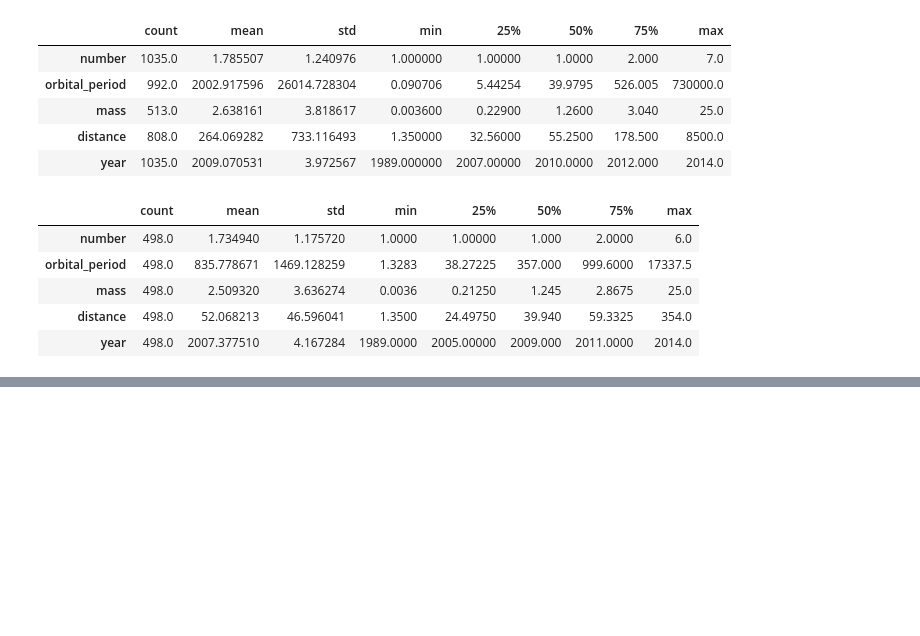
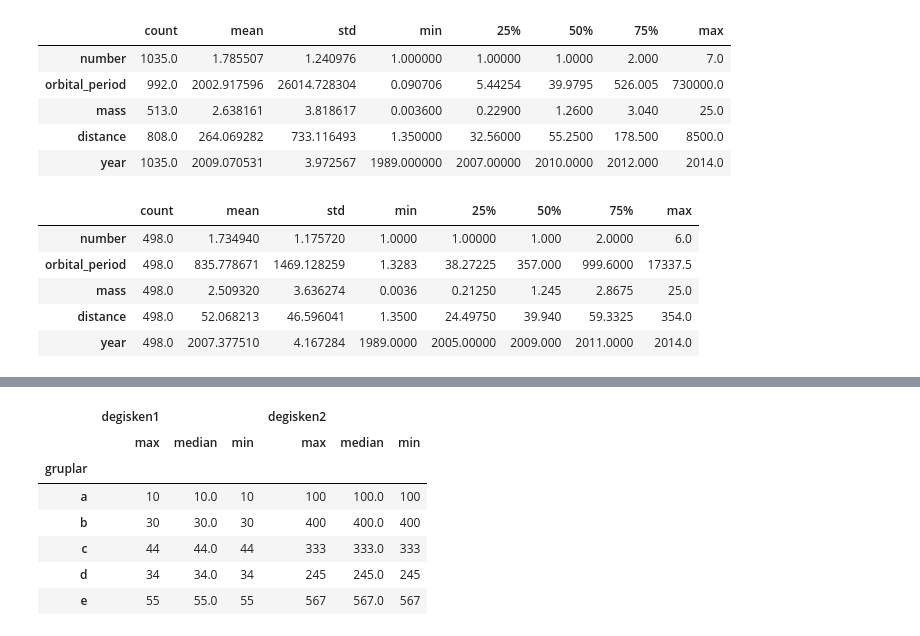
Before and after one commit to ufuksh/ufuksh, a Jupyter notebook: Data Science/Pandas.ipynb, the cells around one changed output, grey strips where cells are left out. Drawn from its saved outputs; the diff is of its cells as text; code cells hidden in the pictures; blank space fills up the shorter version.

```diff
--- a/Data Science/Pandas.ipynb
+++ b/Data Science/Pandas.ipynb
@@ -383,0 +432,6 @@ df.dropna().describe().T
+# %%
+df = pd.DataFrame({'gruplar':['a','b','c','d','e'],
+                    'degisken1':[10,30,44,34,55],
+                    'degisken2':[100,400,333,245,567]},
+                    columns=['gruplar','degisken1','degisken2'])
+df
@@ -383,0 +445,13 @@ df.dropna().describe().T
+# %%
+# (aggregate) Toplulaştırma
+import numpy as  np
+df.groupby("gruplar").aggregate([max, np.median, "min"])
+# %% [output]
+|  | degisken1 |  |  | degisken2 |  |  |
+|  | max | median | min | max | median | min |
+| gruplar |  |  |  |  |  |  |
+| a | 10 | 10.0 | 10 | 100 | 100.0 | 100 |
+| b | 30 | 30.0 | 30 | 400 | 400.0 | 400 |
+| c | 44 | 44.0 | 44 | 333 | 333.0 | 333 |
+| d | 34 | 34.0 | 34 | 245 | 245.0 | 245 |
+| e | 55 | 55.0 | 55 | 567 | 567.0 | 567 |
```
Also changed, not shown: parts of 7 cells of this notebook.
